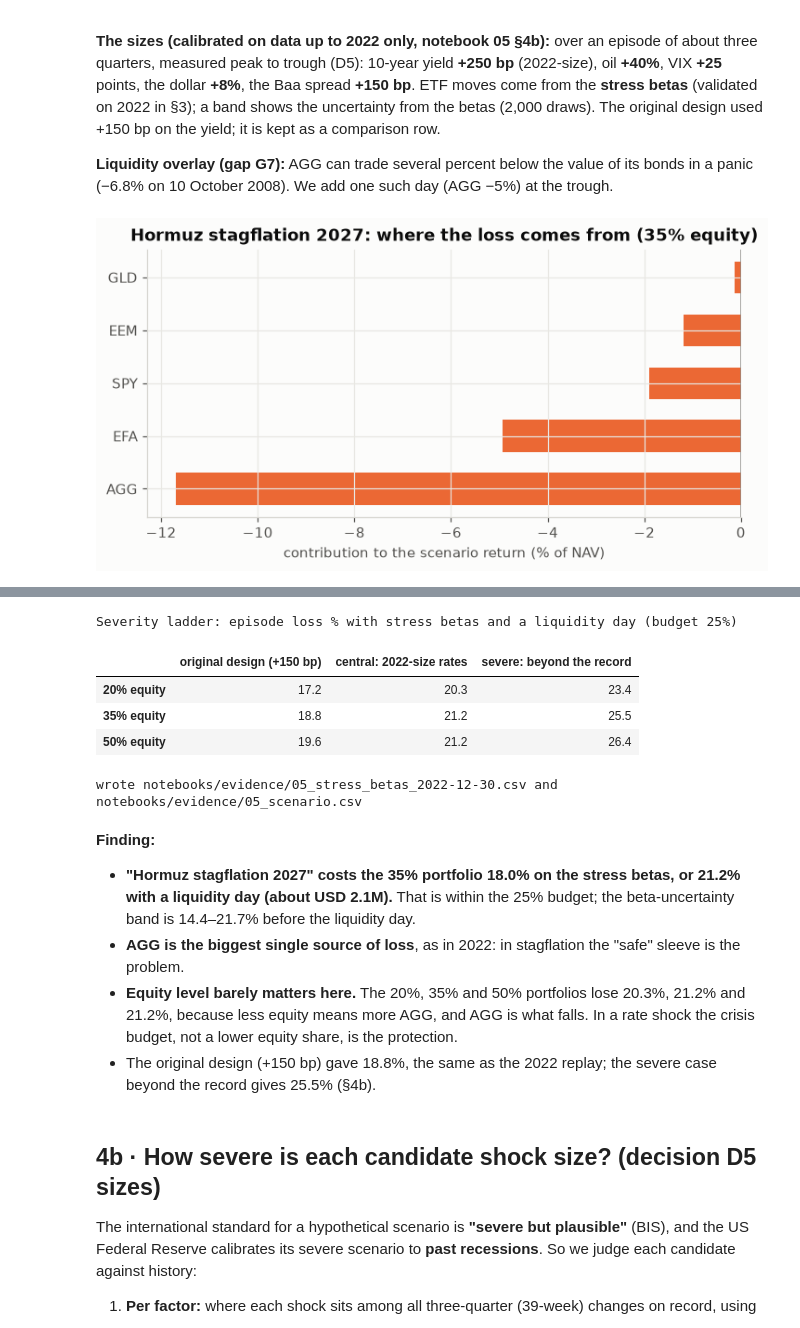
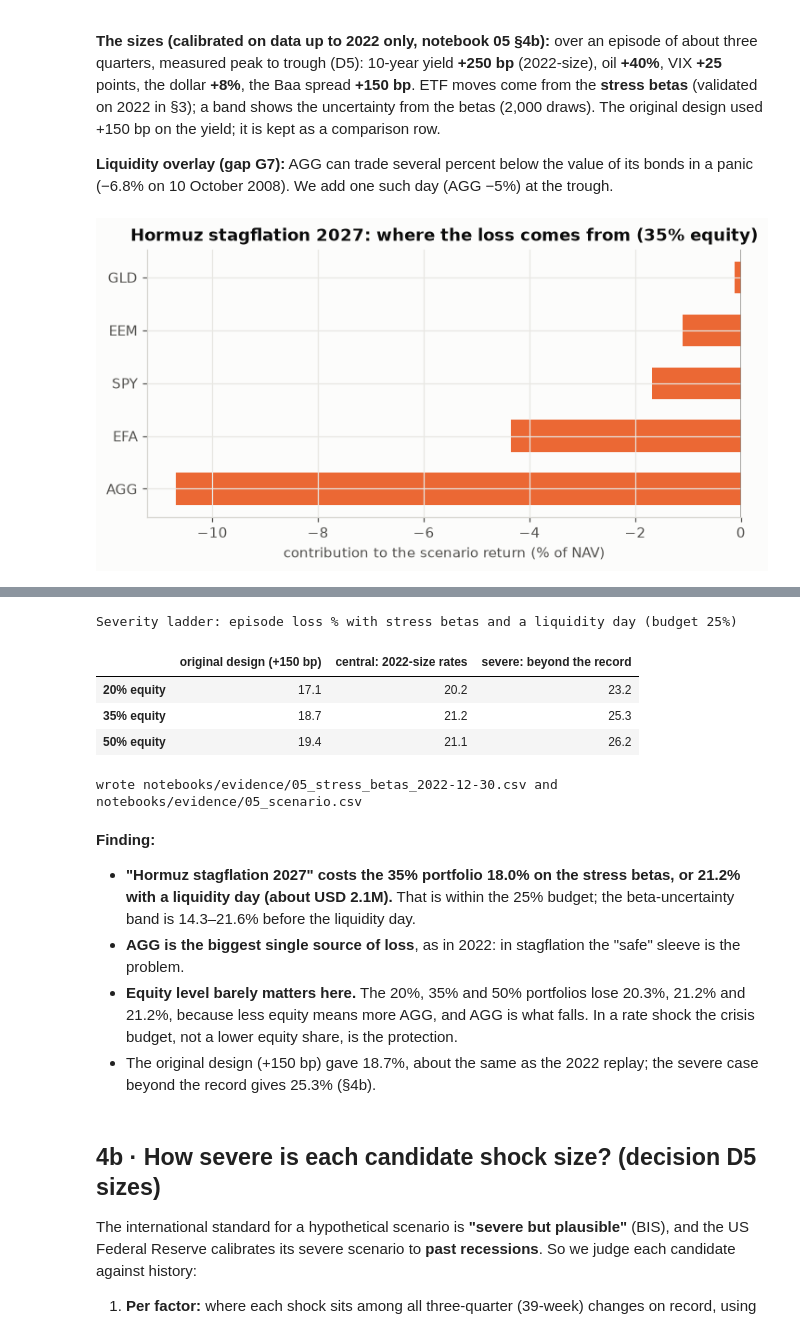
Before and after one commit to Pasidu-Mihiranga/QuantEdge, a Jupyter notebook: notebooks/05_stress_regimes.ipynb, the cells around one changed output, grey strips where cells are left out. Saved outputs shown, nothing was run; the diff lists cells and outputs as text; code cells hidden in the pictures.

```diff
--- a/notebooks/05_stress_regimes.ipynb
+++ b/notebooks/05_stress_regimes.ipynb
@@ -251,40 +251,40 @@ weeks: all 886, stress 130
 ORIGINAL = pd.Series({"10y yield (bp)": 150, "oil (log)": np.log(1.40), "VIX (pts)": 25, "USD (log)": np.log(1.08), "Baa spread (bp)": 150})
 SHOCK = pd.Series({**ORIGINAL, "10y yield (bp)": 250})          # agreed central case (D5): 2022-size rates
 def scenario(wx, B, C, shock=SHOCK, draws=2000):
-    central = float(np.expm1(wx @ (B @ shock).to_numpy()))          # log-return mapping, reported as a simple return
+    central = float(wx @ np.expm1((B @ shock).to_numpy()))          # ETF log returns to simple, then weighted (never sum logs across assets)
     sims = np.zeros(draws)
     for i, t in enumerate(TICKERS):
         b = rng.multivariate_normal(B.loc[t].to_numpy(), C[t].to_numpy(), size=draws)
-        sims += wx[i] * (b @ shock.to_numpy())
-    return central, np.quantile(np.expm1(sims), [0.05, 0.95])
+        sims += wx[i] * np.expm1(b @ shock.to_numpy())
+    return central, np.quantile(sims, [0.05, 0.95])
 
 rows = []
 for x, wx in WEIGHTS.items():
     c_all, _ = scenario(wx, B_all, C_all)
     c, band = scenario(wx, B_str, C_str)
     liq = c - wx[TICKERS.index("AGG")] * 0.05
     rows.append({"equity": f"{x:.0%}", "loss, all-week betas %": -c_all * 100, "loss, stress betas %": -c * 100,
                  "90% band %": f"{-band[1] * 100:.1f} to {-band[0] * 100:.1f}", "with a liquidity day %": -liq * 100,
                  "loss $ (stress betas + liquidity day)": -liq * NAV,
                  "within D_max (25%)": "yes" if -liq <= D_MAX else "no"})
 hyp = pd.DataFrame(rows).set_index("equity")
 LADDER = {"original design (+150 bp)": ORIGINAL,
           "central: 2022-size rates": SHOCK,
           "severe: beyond the record": pd.Series({**SHOCK, "Baa spread (bp)": 250, "VIX (pts)": 40,
                                                  "oil (log)": np.log(1.60), "USD (log)": np.log(1.10)})}
 ladder = pd.DataFrame({name: {f"{x:.0%} equity": -(scenario(wx, B_str, C_str, sh, draws=200)[0] - wx[TICKERS.index("AGG")] * 0.05) * 100
                               for x, wx in WEIGHTS.items()} for name, sh in LADDER.items()})
-contrib_h = pd.Series(w * (B_str @ SHOCK).to_numpy() * 100, index=TICKERS)
+contrib_h = pd.Series(w * np.expm1((B_str @ SHOCK).to_numpy()) * 100, index=TICKERS)
 fig, ax = plt.subplots(figsize=(7.5, 3.4))
 c = contrib_h[contrib_h.abs() > 0.01].sort_values()
 ax.barh(c.index, c.values, color=[ORANGE if v < 0 else AQUA for v in c.values], height=0.6)
 ax.axvline(0, color=GREY, linewidth=1)
 ax.set(xlabel="contribution to the scenario return (% of NAV)", title="Hormuz stagflation 2027: where the loss comes from (35% equity)")
 plt.show()
 display(hyp.style.format({"loss, all-week betas %": "{:.1f}", "loss, stress betas %": "{:.1f}", "with a liquidity day %": "{:.1f}",
                           "loss $ (stress betas + liquidity day)": "${:,.0f}"}))
 ladder.style.format("{:.1f}").set_caption("Severity ladder: episode loss % with stress betas and a liquidity day (budget 25%)")
 # %% [output]
-[figure, old version]
+[figure, new version]
 |  | loss, all-week betas % | loss, stress betas % | 90% band % | with a liquidity day % | loss $ (stress betas + liquidity ... | ... |
 | equity |  |  |  |  |  | ... |
@@ -294,8 +294,8 @@ ladder.style.format("{:.1f}").set_caption("Severity ladder: episode loss % with
 Severity ladder: episode loss % with stress betas and a liquidity day (budget 25%)
 |  | original design (+150 bp) | central: 2022-size rates | severe: beyond the record |
-| 20% equity | 17.2 | 20.3 | 23.4 |
-| 35% equity | 18.8 | 21.2 | 25.5 |
-| 50% equity | 19.6 | 21.2 | 26.4 |
+| 20% equity | 17.1 | 20.2 | 23.2 |
+| 35% equity | 18.7 | 21.2 | 25.3 |
+| 50% equity | 19.4 | 21.1 | 26.2 |
 # %%
 # Hand-off to notebook 06 Part B (the verdict checks D2 against the worse of history and this scenario):
 # the stress betas, the agreed shock and the liquidity day, dated by the last data used.
@@ -307,10 +307,10 @@ print("wrote", (EVID / f"05_stress_betas_{R.index[-1].date()}.csv").relative_to(
 wrote notebooks/evidence/05_stress_betas_2022-12-30.csv and notebooks/evidence/05_scenario.csv
 # %% [markdown]
 **Finding:**
-- **"Hormuz stagflation 2027" costs the 35% portfolio 18.0% on the stress betas, or 21.2% with a liquidity day (about USD 2.1M).** That is within the 25% budget; the beta-uncertainty band is 14.4–21.7% before the liquidity day.
+- **"Hormuz stagflation 2027" costs the 35% portfolio 18.0% on the stress betas, or 21.2% with a liquidity day (about USD 2.1M).** That is within the 25% budget; the beta-uncertainty band is 14.3–21.6% before the liquidity day.
 - **AGG is the biggest single source of loss**, as in 2022: in stagflation the "safe" sleeve is the problem.
 - **Equity level barely matters here.** The 20%, 35% and 50% portfolios lose 20.3%, 21.2% and 21.2%, because less equity means more AGG, and AGG is what falls. In a rate shock the crisis budget, not a lower equity share, is the protection.
-- The original design (+150 bp) gave 18.8%, the same as the 2022 replay; the severe case beyond the record gives 25.5% (§4b).
+- The original design (+150 bp) gave 18.7%, about the same as the 2022 replay; the severe case beyond the record gives 25.3% (§4b).
 # %% [markdown]
 ## 4b · How severe is each candidate shock size? (decision D5 sizes)
 
```
Also changed, not shown: parts of 7 cells of this notebook, 46 other files.
